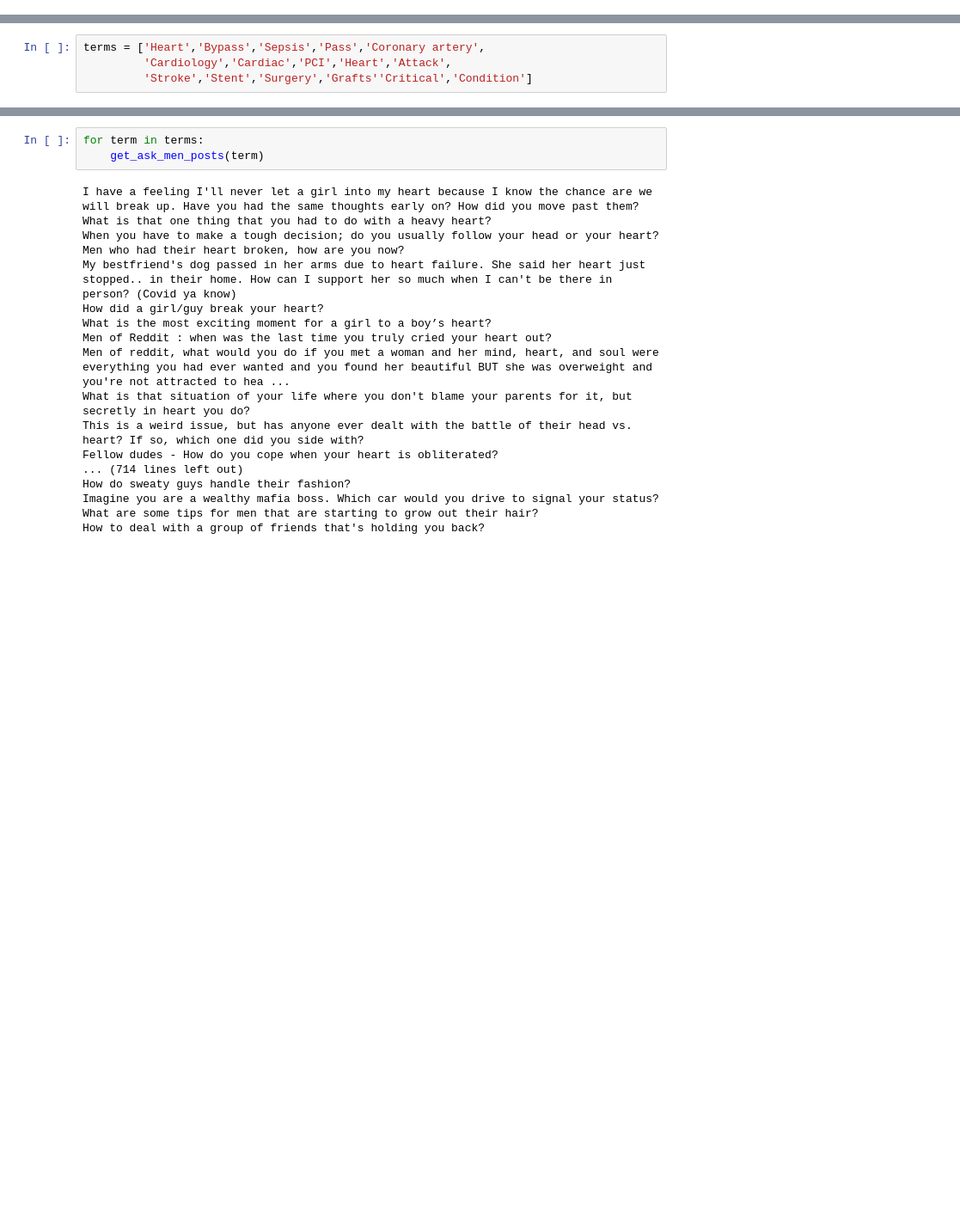
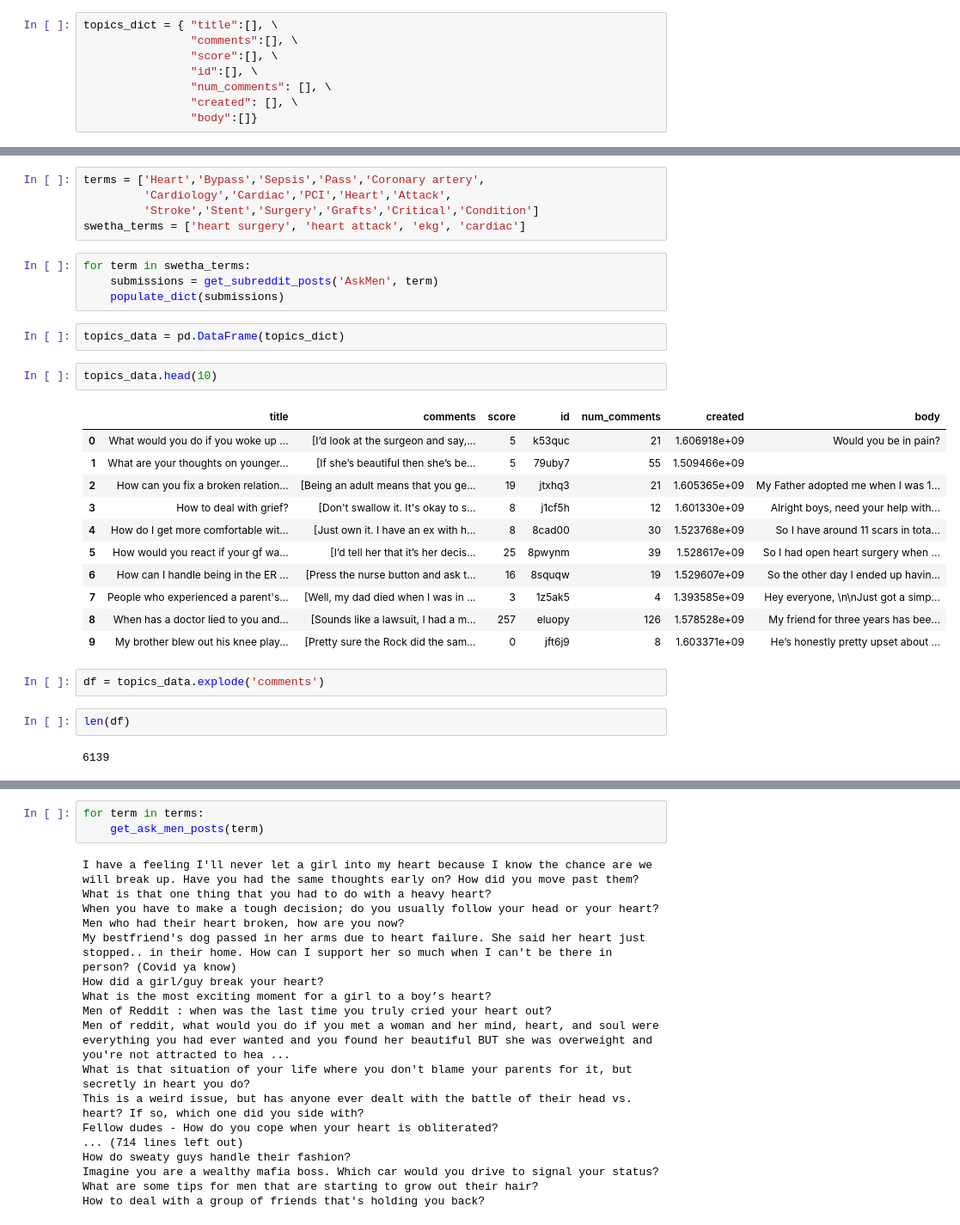
Before and after one commit to kashkambath/cvd-reddit-nlp-analysis, a Jupyter notebook: GetRedditScript.ipynb, the cells around one changed output, grey strips where cells are left out. Shown at 86% size. Cells and saved outputs as stored; diff of their text form; blank space fills up the shorter version.

Commit message:
scraped AskMen into DataFrame

```diff
--- a/GetRedditScript.ipynb
+++ b/GetRedditScript.ipynb
@@ -23,0 +28,8 @@ def get_ask_men_posts(search_term):
+# %%
+topics_dict = { "title":[], \
+                "comments":[], \
+                "score":[], \
+                "id":[], \
+                "num_comments": [], \
+                "created": [], \
+                "body":[]}
@@ -24,4 +48,31 @@ def get_ask_men_posts(search_term):
 # %%
 terms = ['Heart','Bypass','Sepsis','Pass','Coronary artery',
          'Cardiology','Cardiac','PCI','Heart','Attack',
-         'Stroke','Stent','Surgery','Grafts''Critical','Condition']
+         'Stroke','Stent','Surgery','Grafts','Critical','Condition']
+swetha_terms = ['heart surgery', 'heart attack', 'ekg', 'cardiac']
+# %%
+for term in swetha_terms:
+    submissions = get_subreddit_posts('AskMen', term)
+    populate_dict(submissions)
+# %%
+topics_data = pd.DataFrame(topics_dict)
+# %%
+topics_data.head(10)
+# %% [output]
+|  | title | comments | score | id | num_comments | created | body |
+| 0 | What would you do if you woke up ... | [I’d look at the surgeon and say,... | 5 | k53quc | 21 | 1.606918e+09 | Would you be in pain? |
+| 1 | What are your thoughts on younger... | [If she’s beautiful then she’s be... | 5 | 79uby7 | 55 | 1.509466e+09 |  |
+| 2 | How can you fix a broken relation... | [Being an adult means that you ge... | 19 | jtxhq3 | 21 | 1.605365e+09 | My Father adopted me when I was 1... |
+| 3 | How to deal with grief? | [Don't swallow it. It's okay to s... | 8 | j1cf5h | 12 | 1.601330e+09 | Alright boys, need your help with... |
+| 4 | How do I get more comfortable wit... | [Just own it. I have an ex with h... | 8 | 8cad00 | 30 | 1.523768e+09 | So I have around 11 scars in tota... |
+| 5 | How would you react if your gf wa... | [I’d tell her that it’s her decis... | 25 | 8pwynm | 39 | 1.528617e+09 | So I had open heart surgery when ... |
+| 6 | How can I handle being in the ER ... | [Press the nurse button and ask t... | 16 | 8squqw | 19 | 1.529607e+09 | So the other day I ended up havin... |
+| 7 | People who experienced a parent's... | [Well, my dad died when I was in ... | 3 | 1z5ak5 | 4 | 1.393585e+09 | Hey everyone, \n\nJust got a simp... |
+| 8 | When has a doctor lied to you and... | [Sounds like a lawsuit, I had a m... | 257 | eluopy | 126 | 1.578528e+09 | My friend for three years has bee... |
+| 9 | My brother blew out his knee play... | [Pretty sure the Rock did the sam... | 0 | jft6j9 | 8 | 1.603371e+09 | He’s honestly pretty upset about ... |
+# %%
+df = topics_data.explode('comments')
+# %%
+len(df)
+# %% [output]
+6139
```
Also changed, not shown: parts of 9 cells of this notebook.
